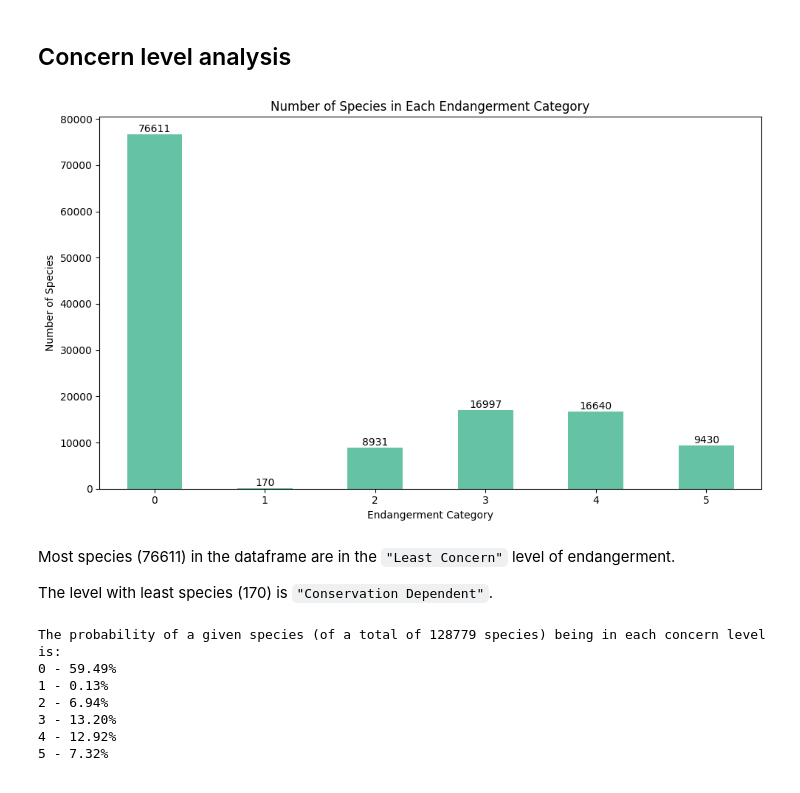
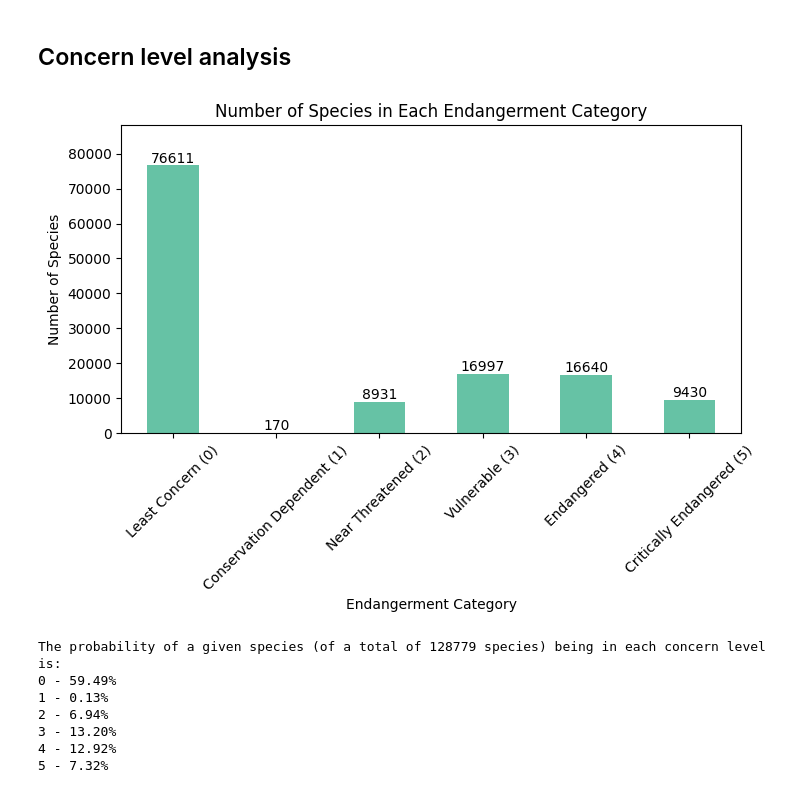
Before and after one commit to fiofana/IUCN-red-list, a Jupyter notebook: endangered_species.ipynb, the cells around one changed output. Cells and saved outputs as stored; diff of their text form; code cells hidden in the pictures.

```diff
--- a/endangered_species.ipynb
+++ b/endangered_species.ipynb
@@ -474,29 +475,29 @@ Data overview conclusion:
 ## Concern level analysis
 # %%
 # All entries filtered by concern level
+labels = ['Least Concern (0)', 'Conservation Dependent (1)', 'Near Threatened (2)',
+          'Vulnerable (3)', 'Endangered (4)', 'Critically Endangered (5)']
 species_endangerment_counts = endangered_df['concern'].value_counts()
 species_endangerment_counts = species_endangerment_counts.sort_index()
 
 # Create a bar plot
-plt.figure(figsize=(10, 6))
+plt.figure(figsize=(8, 4))
 ax = species_endangerment_counts.plot(kind='bar', cmap='Set2')
 
 for index, value in enumerate(species_endangerment_counts):
     ax.text(index, value, str(value), ha='center', va='bottom')
 
 plt.title('Number of Species in Each Endangerment Category')
 plt.xlabel('Endangerment Category')
 plt.ylabel('Number of Species')
-plt.xticks(rotation=0)
+plt.xticks(range(len(labels)), labels, rotation=45)
 
-plt.tight_layout()
+# Set y-axis maximum value
+plt.ylim(top=species_endangerment_counts.max() * 1.15)
+
 plt.show()
 # %% [output]
-[figure, old version]
+[figure, new version]
-# %% [markdown]
-Most species (76611) in the dataframe are in the `"Least Concern"` level of endangerment.
-
-The level with least species (170) is `"Conservation Dependent"`.
 # %%
 total_species = species_endangerment_counts.sum()
 species_endangerment_probabilities = species_endangerment_counts / total_species
```
Also changed, not shown: parts of 3 cells of this notebook.
